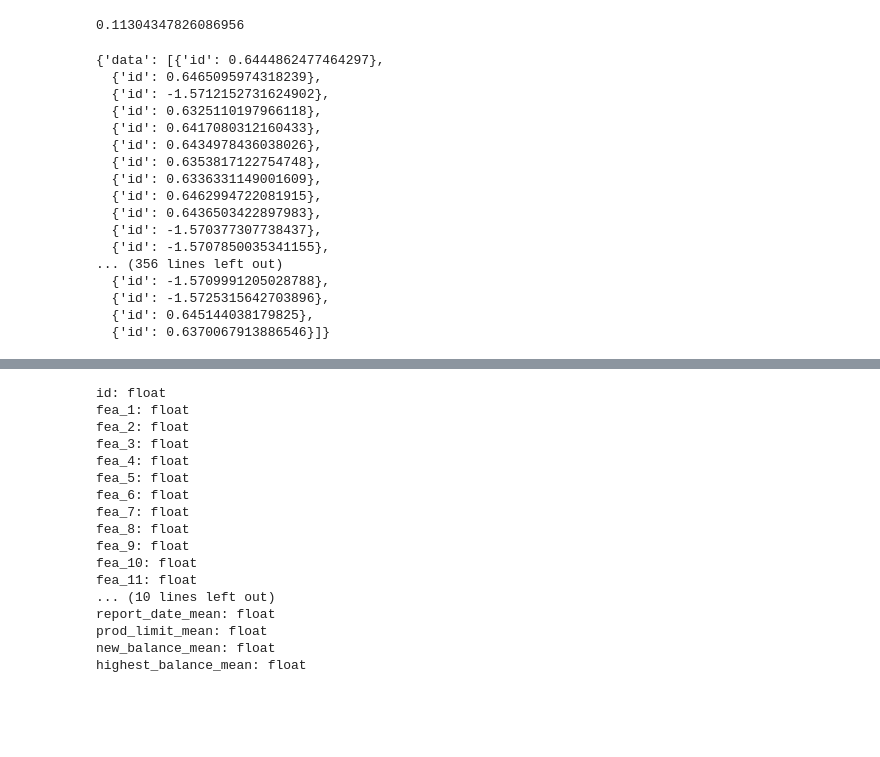
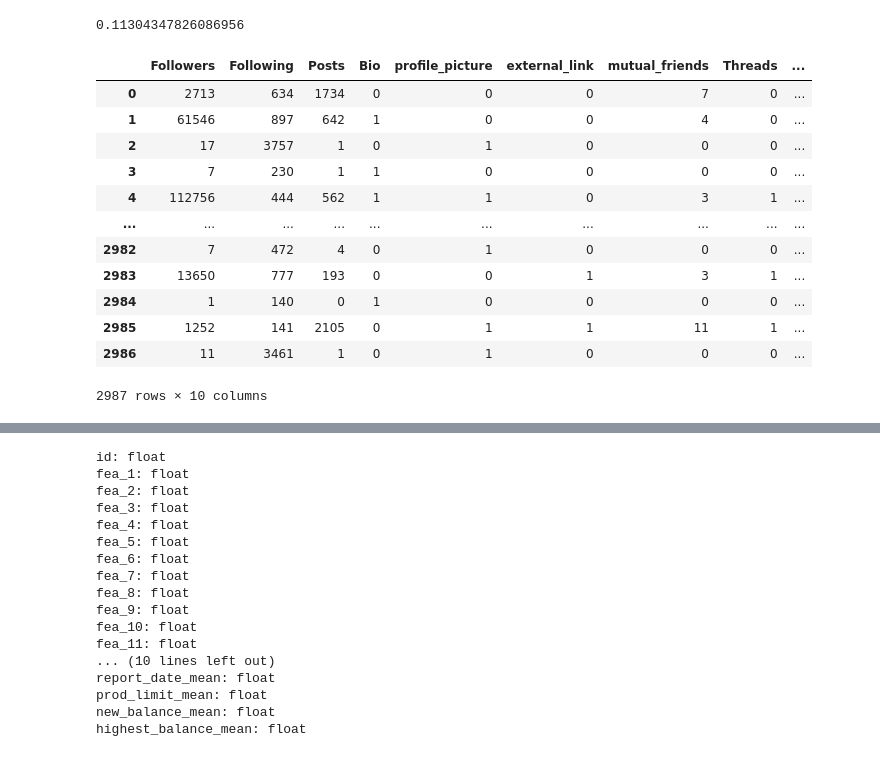
Before and after one commit to VIVALDI142857/api, a Jupyter notebook: api_practice/http.ipynb, the cells around one changed output, grey strips where cells are left out. Cells and saved outputs as stored; diff of their text form; code cells hidden in the pictures; blank space fills up the shorter version.

```diff
--- a/api_practice/http.ipynb
+++ b/api_practice/http.ipynb
@@ -115,23 +115,22 @@ fbeta_score = fbeta_score(y_pred, y_test, beta=1.5)
 fbeta_score
 # %% [output]
 0.11304347826086956
-# %%
-payload
-# %% [output]
-{'data': [{'id': 0.6444862477464297},
-  {'id': 0.6465095974318239},
-  {'id': -1.5712152731624902},
-  {'id': 0.6325110197966118},
-  {'id': 0.6417080312160433},
-  {'id': 0.6434978436038026},
-  {'id': 0.6353817122754748},
-  {'id': 0.6336331149001609},
-  {'id': 0.6462994722081915},
-  {'id': 0.6436503422897983},
-  {'id': -1.570377307738437},
-  {'id': -1.5707850035341155},
-... (356 lines left out)
-  {'id': -1.5709991205028788},
-  {'id': -1.5725315642703896},
-  {'id': 0.645144038179825},
-  {'id': 0.6370067913886546}]}
+# %%
+import pandas as pd
+
+x = pd.read_csv('../api_dfs/X_test.csv')
+x
+# %% [output]
+|  | Followers | Following | Posts | Bio | profile_picture | external_link | mutual_friends | Threads | ... |
+| 0 | 2713 | 634 | 1734 | 0 | 0 | 0 | 7 | 0 | ... |
+| 1 | 61546 | 897 | 642 | 1 | 0 | 0 | 4 | 0 | ... |
+| 2 | 17 | 3757 | 1 | 0 | 1 | 0 | 0 | 0 | ... |
+| 3 | 7 | 230 | 1 | 1 | 0 | 0 | 0 | 0 | ... |
+| 4 | 112756 | 444 | 562 | 1 | 1 | 0 | 3 | 1 | ... |
+| ... | ... | ... | ... | ... | ... | ... | ... | ... | ... |
+| 2982 | 7 | 472 | 4 | 0 | 1 | 0 | 0 | 0 | ... |
+| 2983 | 13650 | 777 | 193 | 0 | 0 | 1 | 3 | 1 | ... |
+| 2984 | 1 | 140 | 0 | 1 | 0 | 0 | 0 | 0 | ... |
+| 2985 | 1252 | 141 | 2105 | 0 | 1 | 1 | 11 | 1 | ... |
+| 2986 | 11 | 3461 | 1 | 0 | 1 | 0 | 0 | 0 | ... |
+2987 rows × 10 columns
```
Also changed, not shown: parts of 2 cells of this notebook, 32 other files.
